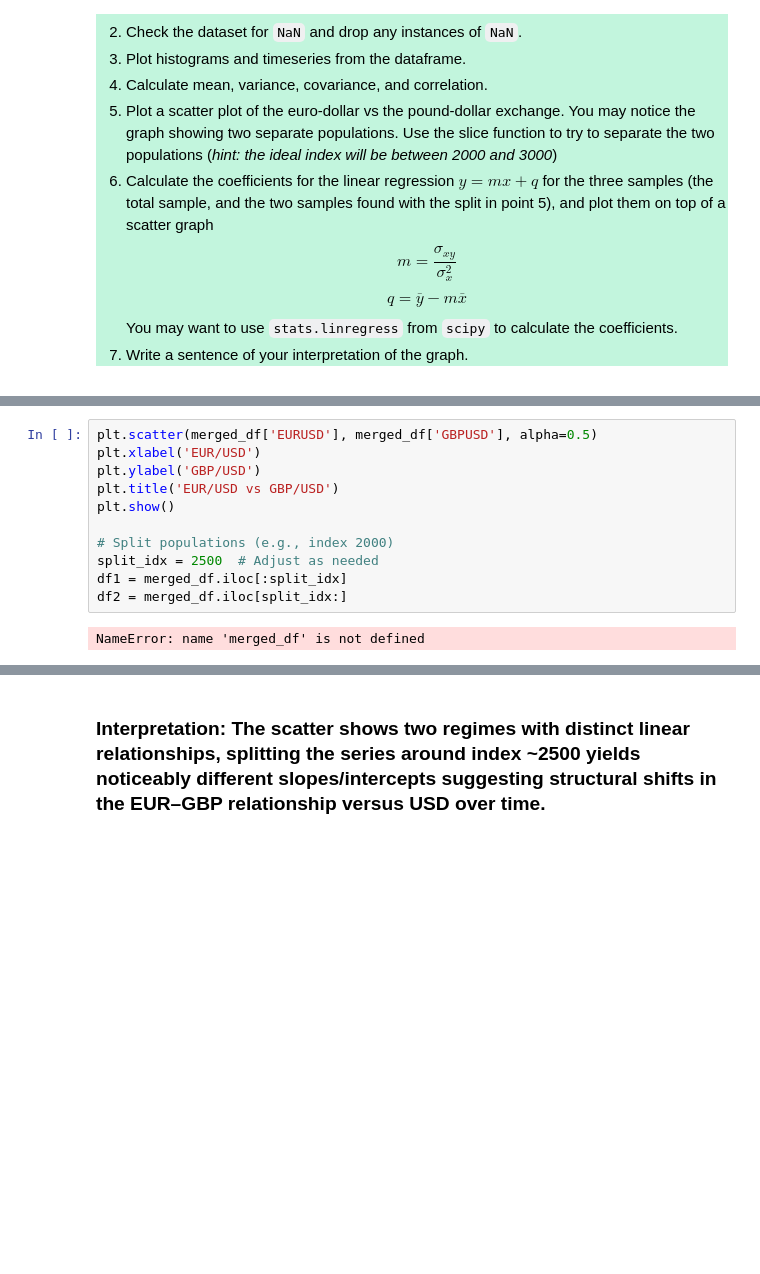
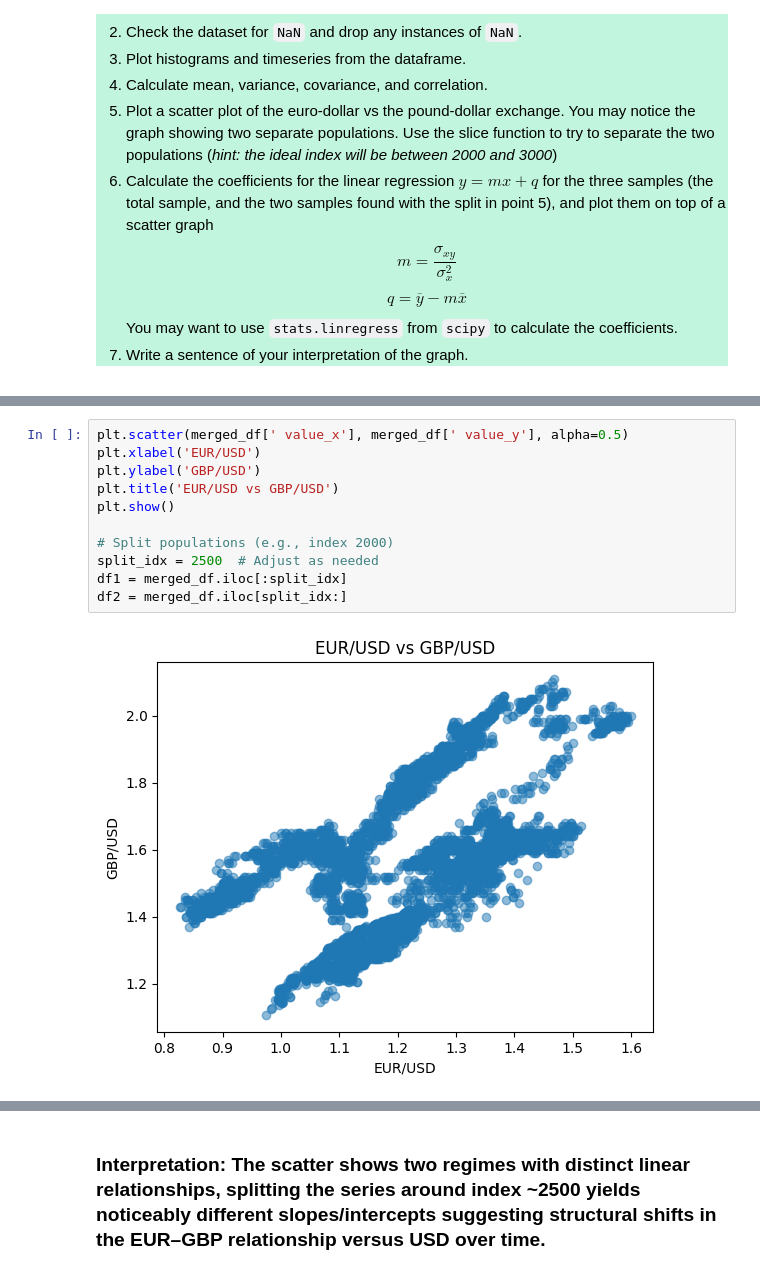
Before and after one commit to nakulpandit/QM_ML_DL_Lab, a Jupyter notebook: Week 2/Week_2_2025_basics_pandas.ipynb, the cells around one changed output, grey strips where cells are left out. Drawn from its saved outputs; the diff is of its cells as text; blank space fills up the shorter version.

```diff
--- a/Week 2/Week_2_2025_basics_pandas.ipynb
+++ b/Week 2/Week_2_2025_basics_pandas.ipynb
@@ -1230,14 +1275,14 @@ NameError: name 'merged_df' is not defined
 # %%
-plt.scatter(merged_df['EURUSD'], merged_df['GBPUSD'], alpha=0.5)
+plt.scatter(merged_df[' value_x'], merged_df[' value_y'], alpha=0.5)
 plt.xlabel('EUR/USD')
 plt.ylabel('GBP/USD')
 plt.title('EUR/USD vs GBP/USD')
 plt.show()
 
 # Split populations (e.g., index 2000)
 split_idx = 2500  # Adjust as needed
 df1 = merged_df.iloc[:split_idx]
 df2 = merged_df.iloc[split_idx:]
 # %% [output]
-NameError: name 'merged_df' is not defined
+[figure, added]
 # %%
```
Also changed, not shown: parts of 19 cells of this notebook, 1 other file.
